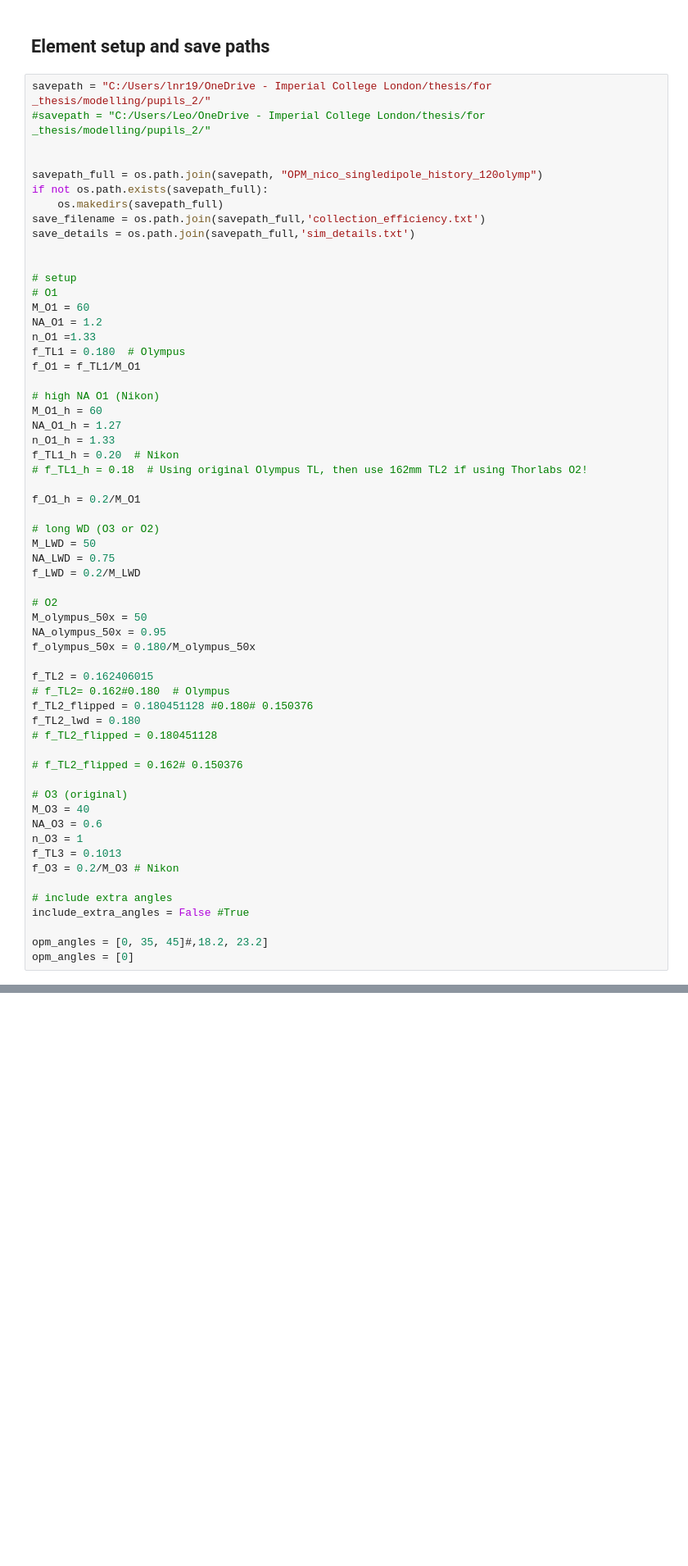
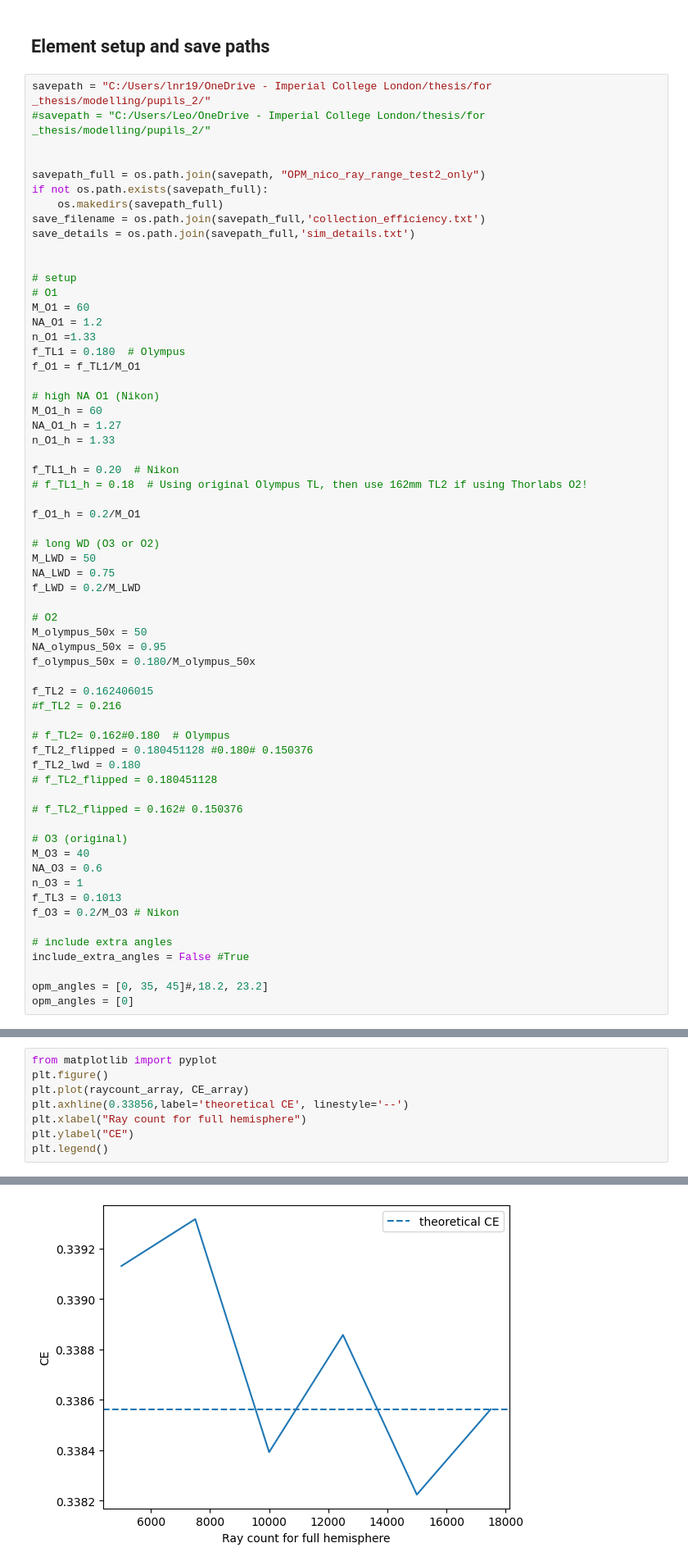
Before and after one commit to LeoRoweBrown/OPMsim, a Jupyter notebook: notebooks/Simulation setups/OPM setup-test.ipynb, the cells around one changed output, grey strips where cells are left out. Shown at 82% size. Saved outputs shown, nothing was run; the diff lists cells and outputs as text; blank space fills up the shorter version.

```diff
--- a/notebooks/Simulation setups/OPM setup-test.ipynb
+++ b/notebooks/Simulation setups/OPM setup-test.ipynb
@@ -18,7 +18,7 @@ savepath = "C:/Users/lnr19/OneDrive - Imperial College London/thesis/for _thesis
 #savepath = "C:/Users/Leo/OneDrive - Imperial College London/thesis/for _thesis/modelling/pupils_2/"
 
 
-savepath_full = os.path.join(savepath, "OPM_nico_singledipole_history_120olymp")
+savepath_full = os.path.join(savepath, "OPM_nico_ray_range_test2_only")
 if not os.path.exists(savepath_full):
     os.makedirs(savepath_full)
 save_filename = os.path.join(savepath_full,'collection_efficiency.txt')
@@ -37,6 +37,7 @@ f_O1 = f_TL1/M_O1
 M_O1_h = 60
 NA_O1_h = 1.27
 n_O1_h = 1.33
+
 f_TL1_h = 0.20  # Nikon
 # f_TL1_h = 0.18  # Using original Olympus TL, then use 162mm TL2 if using Thorlabs O2!
 
@@ -53,6 +54,8 @@ NA_olympus_50x = 0.95
 f_olympus_50x = 0.180/M_olympus_50x
 
 f_TL2 = 0.162406015
+#f_TL2 = 0.216
+
 # f_TL2= 0.162#0.180  # Olympus
 f_TL2_flipped = 0.180451128 #0.180# 0.150376
 f_TL2_lwd = 0.180
@@ -291,0 +339,9 @@ max_r_reduced 0.7477062578110745 max_r 0.7477136463049164
+# %%
+from matplotlib import pyplot
+plt.figure()
+plt.plot(raycount_array, CE_array)
+plt.axhline(0.33856,label='theoretical CE', linestyle='--')
+plt.xlabel("Ray count for full hemisphere")
+plt.ylabel("CE")
+plt.legend()
+# %% [output]
@@ -292,3 +349,4 @@ max_r_reduced 0.7477062578110745 max_r 0.7477136463049164
+[figure, added]
 # %%
 from matplotlib import pyplot
 ray_hist = system.detector.rays.ray_history
```
Also changed, not shown: parts of 4 cells of this notebook, 4 other files.
